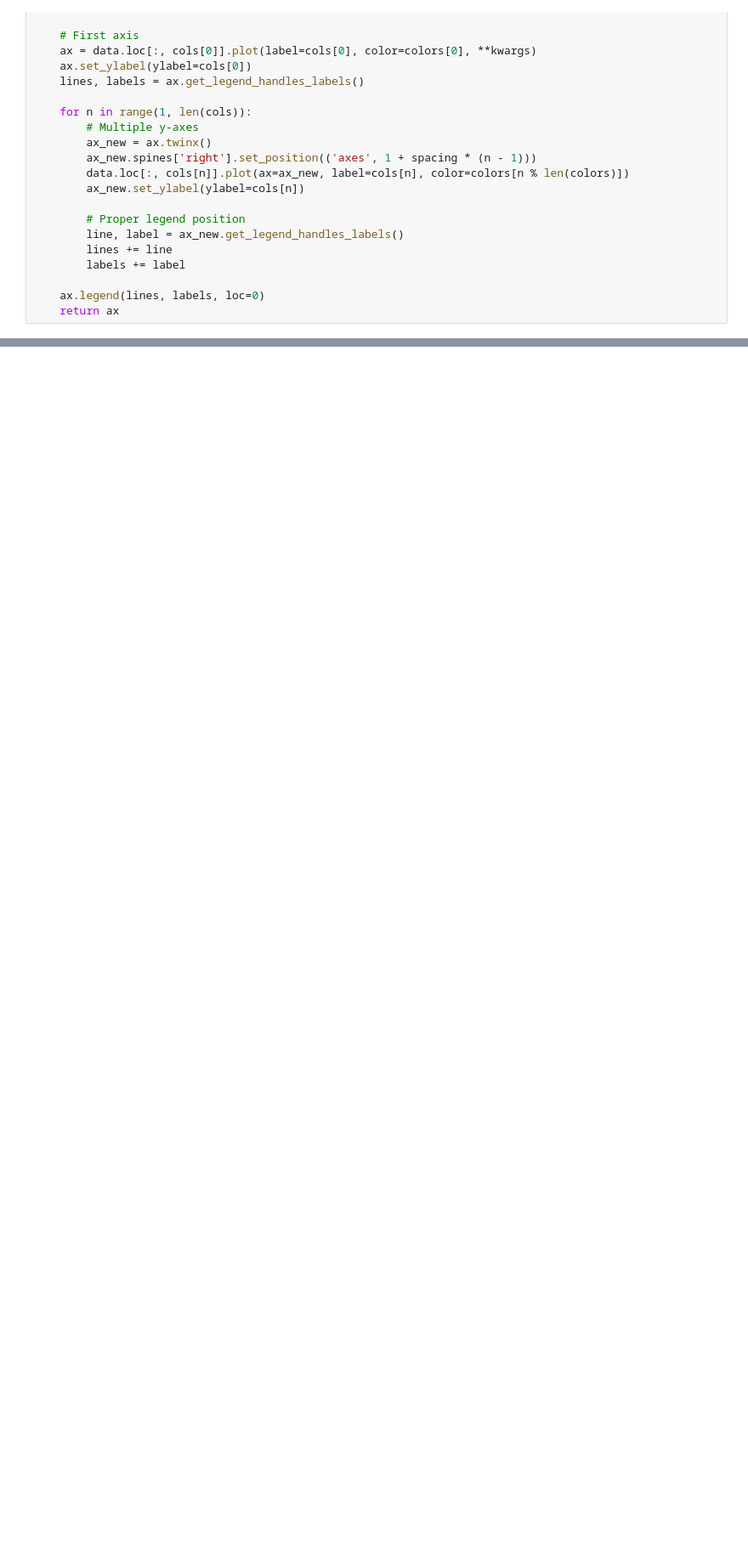
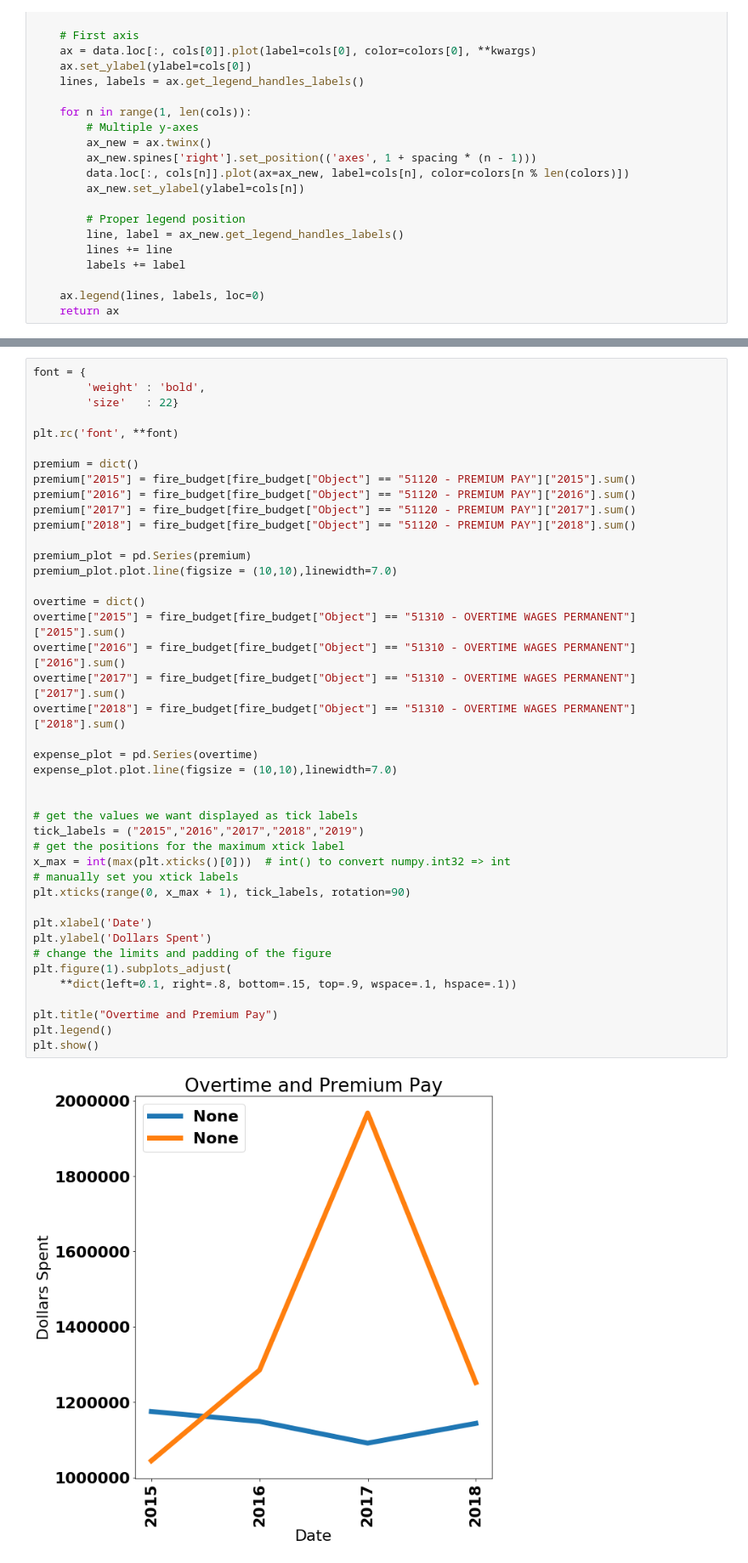
Before and after one commit to tylerharter/s19-city-t2, a Jupyter notebook: Fire/fire_analysis.ipynb, the cells around one changed output, grey strips where cells are left out. Shown at 85% size. Cells and saved outputs as stored; diff of their text form; blank space fills up the shorter version.

```diff
--- a/Fire/fire_analysis.ipynb
+++ b/Fire/fire_analysis.ipynb
@@ -277,0 +201,44 @@ broken_bar.loc[dates_2018].plot(kind='bar', stacked=True, figsize = (12,12), col
+# %%
+font = {
+        'weight' : 'bold',
+        'size'   : 22}
+
+plt.rc('font', **font)
+
+premium = dict()
+premium["2015"] = fire_budget[fire_budget["Object"] == "51120 - PREMIUM PAY"]["2015"].sum()
+premium["2016"] = fire_budget[fire_budget["Object"] == "51120 - PREMIUM PAY"]["2016"].sum()
+premium["2017"] = fire_budget[fire_budget["Object"] == "51120 - PREMIUM PAY"]["2017"].sum()
+premium["2018"] = fire_budget[fire_budget["Object"] == "51120 - PREMIUM PAY"]["2018"].sum()
+
+premium_plot = pd.Series(premium)
+premium_plot.plot.line(figsize = (10,10),linewidth=7.0)
+
+overtime = dict()
+overtime["2015"] = fire_budget[fire_budget["Object"] == "51310 - OVERTIME WAGES PERMANENT"]["2015"].sum()
+overtime["2016"] = fire_budget[fire_budget["Object"] == "51310 - OVERTIME WAGES PERMANENT"]["2016"].sum()
+overtime["2017"] = fire_budget[fire_budget["Object"] == "51310 - OVERTIME WAGES PERMANENT"]["2017"].sum()
+overtime["2018"] = fire_budget[fire_budget["Object"] == "51310 - OVERTIME WAGES PERMANENT"]["2018"].sum()
+
+expense_plot = pd.Series(overtime)
+expense_plot.plot.line(figsize = (10,10),linewidth=7.0)
+
+
+# get the values we want displayed as tick labels
+tick_labels = ("2015","2016","2017","2018","2019")
+# get the positions for the maximum xtick label
+x_max = int(max(plt.xticks()[0]))  # int() to convert numpy.int32 => int
+# manually set you xtick labels
+plt.xticks(range(0, x_max + 1), tick_labels, rotation=90)
+
+plt.xlabel('Date')
+plt.ylabel('Dollars Spent')
+# change the limits and padding of the figure
+plt.figure(1).subplots_adjust(
+    **dict(left=0.1, right=.8, bottom=.15, top=.9, wspace=.1, hspace=.1))
+
+plt.title("Overtime and Premium Pay")
+plt.legend()
+plt.show()
+# %% [output]
+[figure, added]
```
Also changed, not shown: parts of 9 cells of this notebook, 1 other file.
